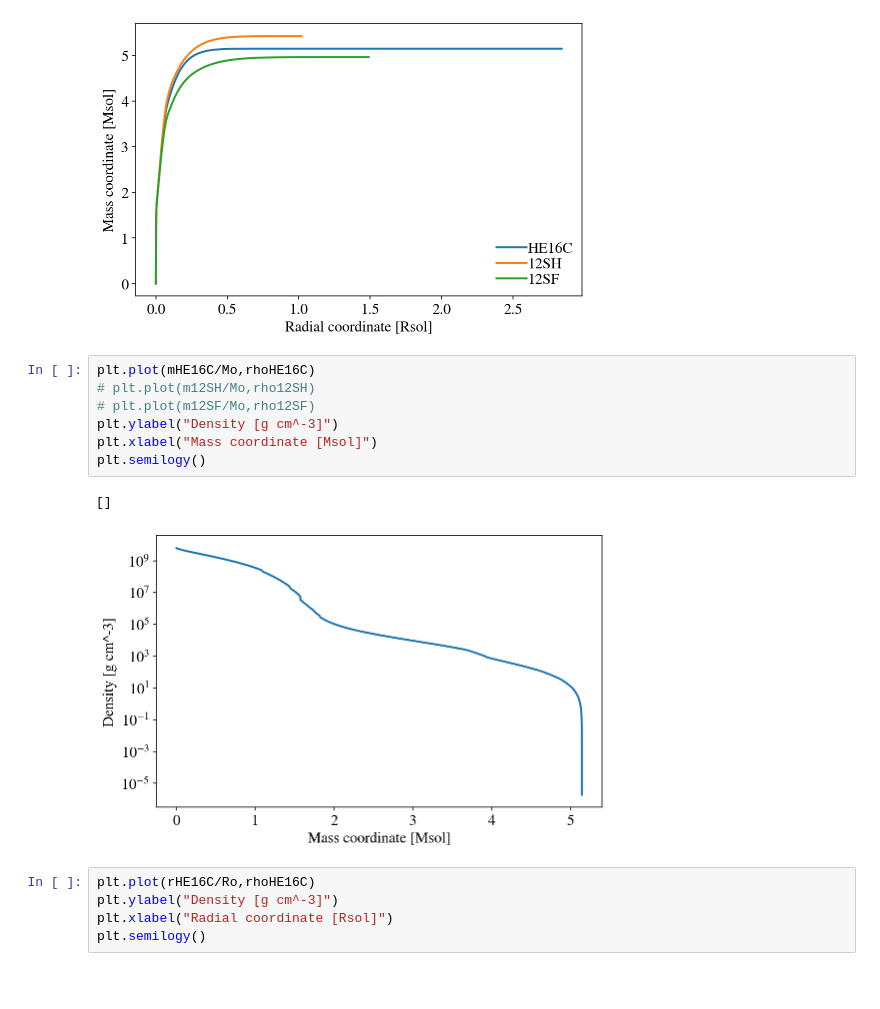
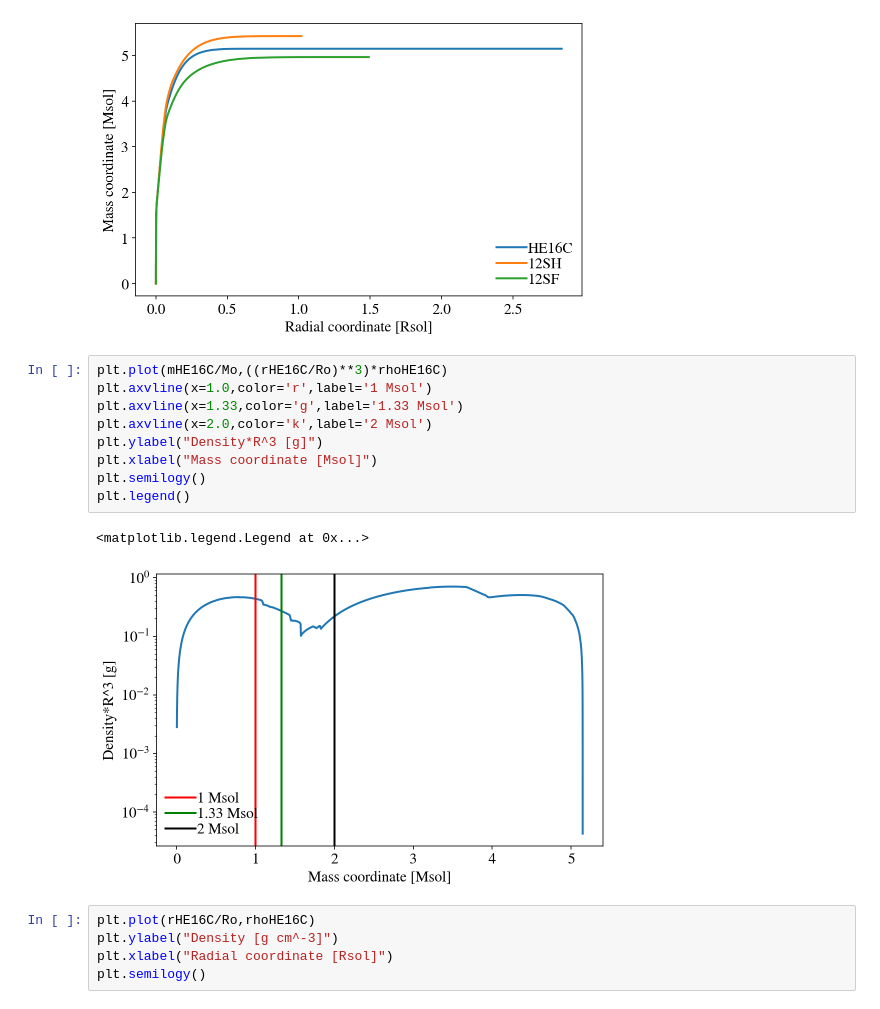
Before and after one commit to aldobatta/fallback-supernova, a Jupyter notebook: Scripts/PlottingHegerModels.ipynb, the cells around one changed output. Cells and saved outputs as stored; diff of their text form; blank space fills up the shorter version.

```diff
--- a/Scripts/PlottingHegerModels.ipynb
+++ b/Scripts/PlottingHegerModels.ipynb
@@ -73,16 +73,18 @@ plt.legend(("HE16C","12SH","12SF"))
 # %% [output]
 <matplotlib.legend.Legend at 0x...>
 [figure]
-# %%
-plt.plot(mHE16C/Mo,rhoHE16C)
-# plt.plot(m12SH/Mo,rho12SH)
-# plt.plot(m12SF/Mo,rho12SF)
-plt.ylabel("Density [g cm^-3]")
-plt.xlabel("Mass coordinate [Msol]")
-plt.semilogy()
-# %% [output]
-[]
-[figure, removed]
+# %%
+plt.plot(mHE16C/Mo,((rHE16C/Ro)**3)*rhoHE16C)
+plt.axvline(x=1.0,color='r',label='1 Msol')
+plt.axvline(x=1.33,color='g',label='1.33 Msol')
+plt.axvline(x=2.0,color='k',label='2 Msol')
+plt.ylabel("Density*R^3 [g]")
+plt.xlabel("Mass coordinate [Msol]")
+plt.semilogy()
+plt.legend()
+# %% [output]
+<matplotlib.legend.Legend at 0x...>
+[figure, added]
 # %%
 plt.plot(rHE16C/Ro,rhoHE16C)
 plt.ylabel("Density [g cm^-3]")
```
Also changed, not shown: 2 other files.
